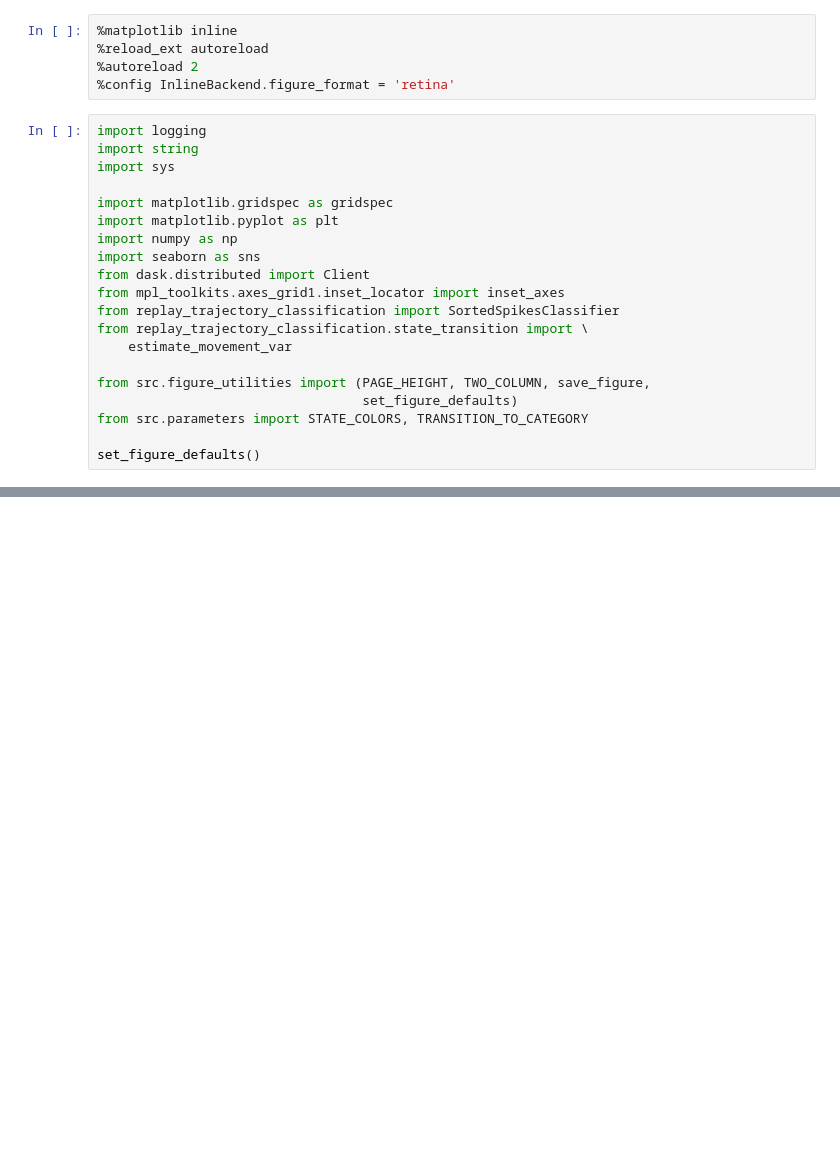
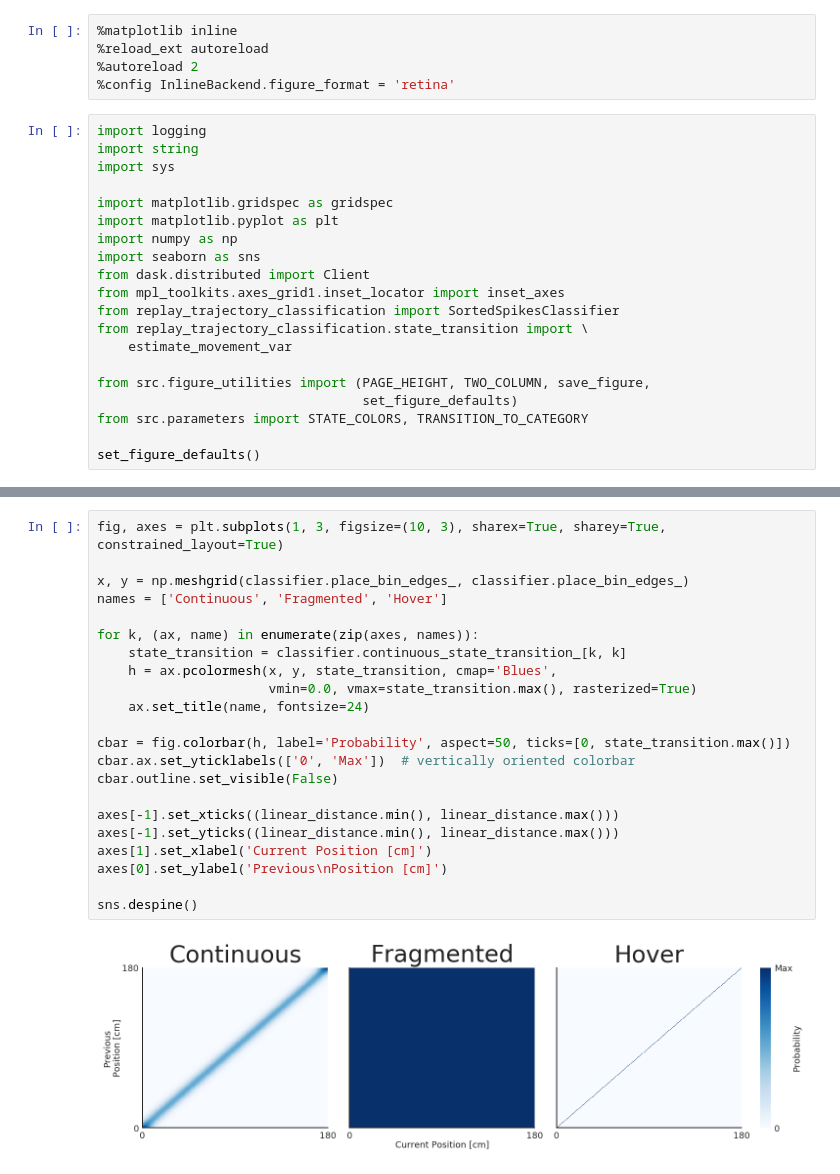
Before and after one commit to Eden-Kramer-Lab/replay_trajectory_paper, a Jupyter notebook: notebooks/Figure1.ipynb, the cells around one changed output, grey strips where cells are left out. Cells and saved outputs as stored; diff of their text form; blank space fills up the shorter version.

```diff
--- a/notebooks/Figure1.ipynb
+++ b/notebooks/Figure1.ipynb
@@ -102,0 +125,24 @@ Text(-0.25, 1.0, 'b')
+# %%
+fig, axes = plt.subplots(1, 3, figsize=(10, 3), sharex=True, sharey=True, constrained_layout=True)
+
+x, y = np.meshgrid(classifier.place_bin_edges_, classifier.place_bin_edges_)
+names = ['Continuous', 'Fragmented', 'Hover']
+
+for k, (ax, name) in enumerate(zip(axes, names)):
+    state_transition = classifier.continuous_state_transition_[k, k]
+    h = ax.pcolormesh(x, y, state_transition, cmap='Blues',
+                      vmin=0.0, vmax=state_transition.max(), rasterized=True)
+    ax.set_title(name, fontsize=24)
+
+cbar = fig.colorbar(h, label='Probability', aspect=50, ticks=[0, state_transition.max()])
+cbar.ax.set_yticklabels(['0', 'Max'])  # vertically oriented colorbar
+cbar.outline.set_visible(False)
+
+axes[-1].set_xticks((linear_distance.min(), linear_distance.max()))
+axes[-1].set_yticks((linear_distance.min(), linear_distance.max()))
+axes[1].set_xlabel('Current Position [cm]')
+axes[0].set_ylabel('Previous\nPosition [cm]')
+
+sns.despine()
+# %% [output]
+[figure, added]
```
Also changed, not shown: parts of 9 cells of this notebook.
